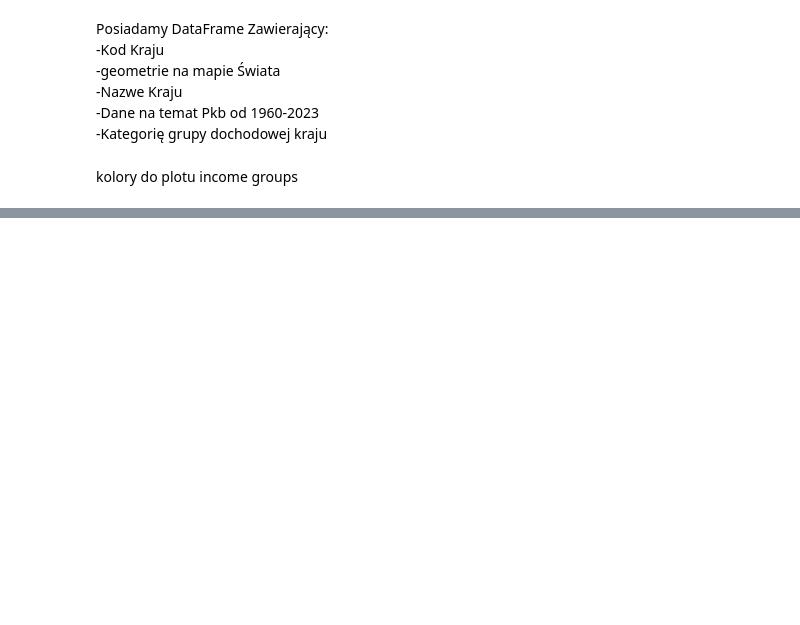
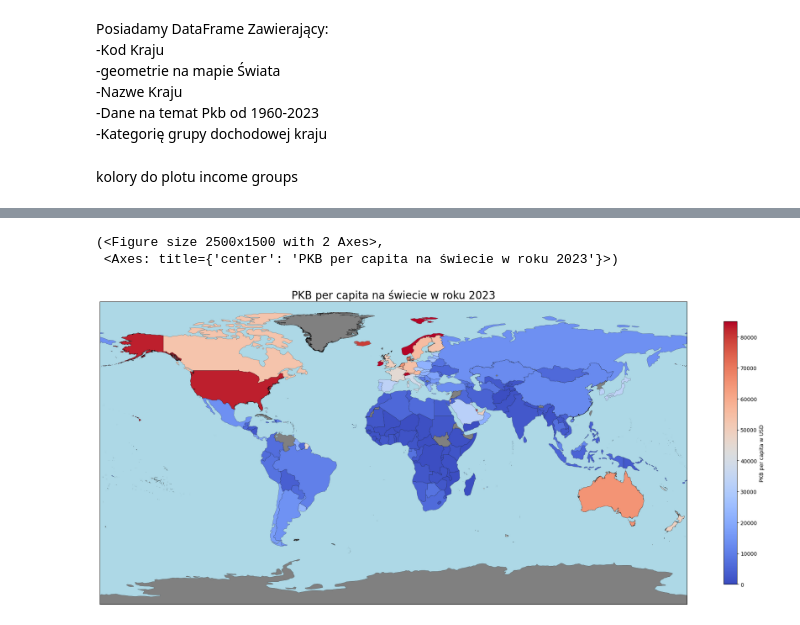
Before and after one commit to coalbush03/GDP-python-analysis, a Jupyter notebook: projekt.ipynb, the cells around one changed output, grey strips where cells are left out. Saved outputs shown, nothing was run; the diff lists cells and outputs as text; code cells hidden in the pictures; blank space fills up the shorter version.

```diff
--- a/projekt.ipynb
+++ b/projekt.ipynb
@@ -143,0 +226,6 @@ ax.set_yticks([])
+# %%
+plot_gdp_map(data_pc, '2023', scale='pc')
+# %% [output]
+(<Figure size 2500x1500 with 2 Axes>,
+ <Axes: title={'center': 'PKB per capita na świecie w roku 2023'}>)
+[figure, added]
```
Also changed, not shown: parts of 37 cells of this notebook, 4 other files.
